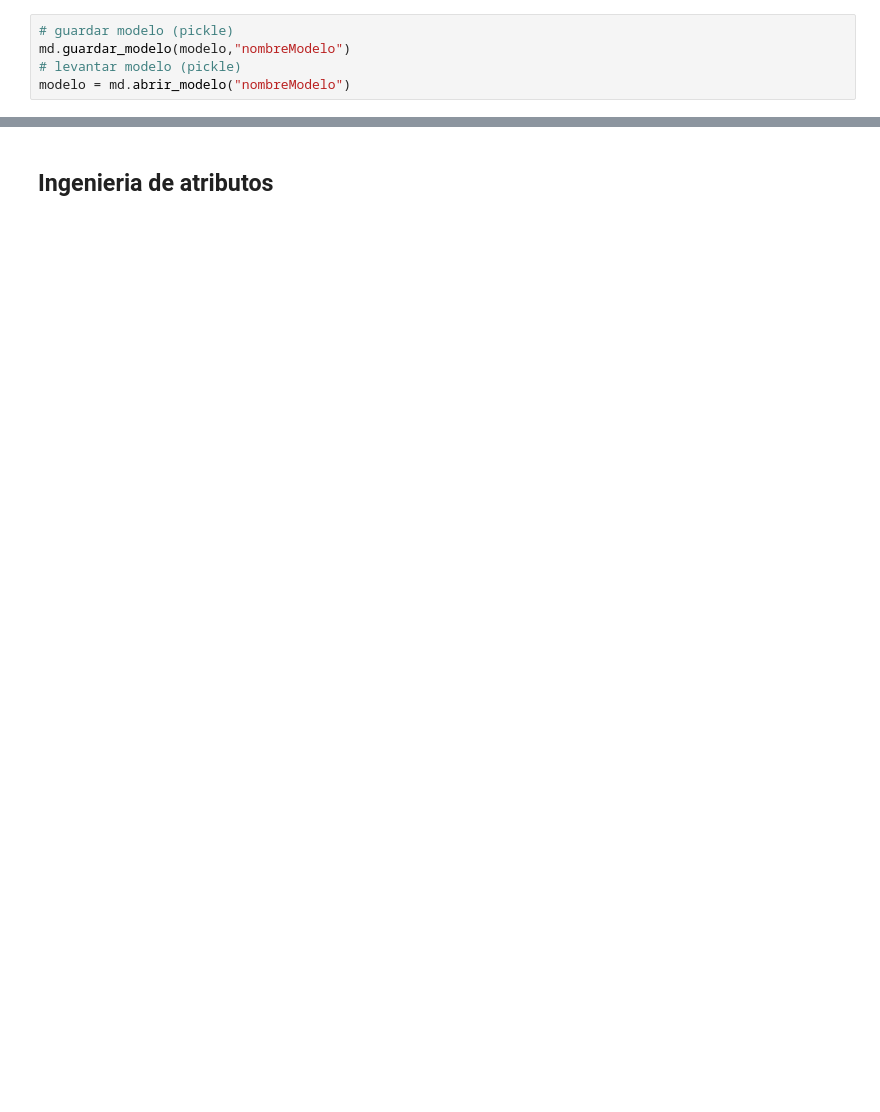
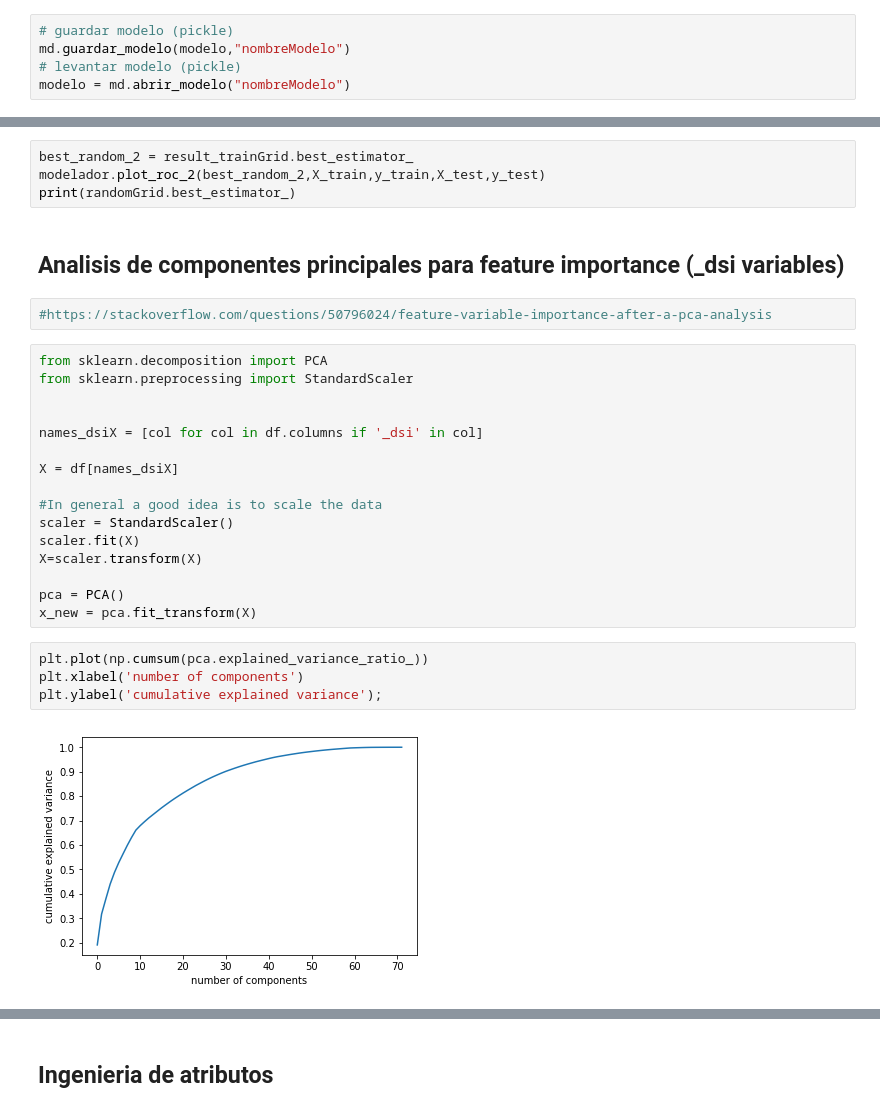
Before and after one commit to francomatiasferrari/md_MIM, a Jupyter notebook: model/model_FF.ipynb, the cells around one changed output, grey strips where cells are left out. Cells and saved outputs as stored; diff of their text form; blank space fills up the shorter version.

```diff
--- a/model/model_FF.ipynb
+++ b/model/model_FF.ipynb
@@ -166,3 +204,33 @@ labels = dataset.iloc[:,:1]
 X_train, X_test, y_train, y_test = train_test_split(features, labels, test_size=0.3, random_state=42)
 
 result_trainGrid = md.tunner_grid(model, params, X_train, y_train, n_folds)
+# %%
+best_random_2 = result_trainGrid.best_estimator_
+modelador.plot_roc_2(best_random_2,X_train,y_train,X_test,y_test)
+print(randomGrid.best_estimator_)
+# %% [markdown]
+<h2>Analisis de componentes principales para feature importance (_dsi variables)</h2>
+# %%
+#https://stackoverflow.com/questions/50796024/feature-variable-importance-after-a-pca-analysis
+# %%
+from sklearn.decomposition import PCA
+from sklearn.preprocessing import StandardScaler
+
+
+names_dsiX = [col for col in df.columns if '_dsi' in col]
+
+X = df[names_dsiX]
+
+#In general a good idea is to scale the data
+scaler = StandardScaler()
+scaler.fit(X)
+X=scaler.transform(X)
+
+pca = PCA()
+x_new = pca.fit_transform(X)
+# %%
+plt.plot(np.cumsum(pca.explained_variance_ratio_))
+plt.xlabel('number of components')
+plt.ylabel('cumulative explained variance');
+# %% [output]
+[figure, added]
```
Also changed, not shown: parts of 55 cells of this notebook, 3 other files.
